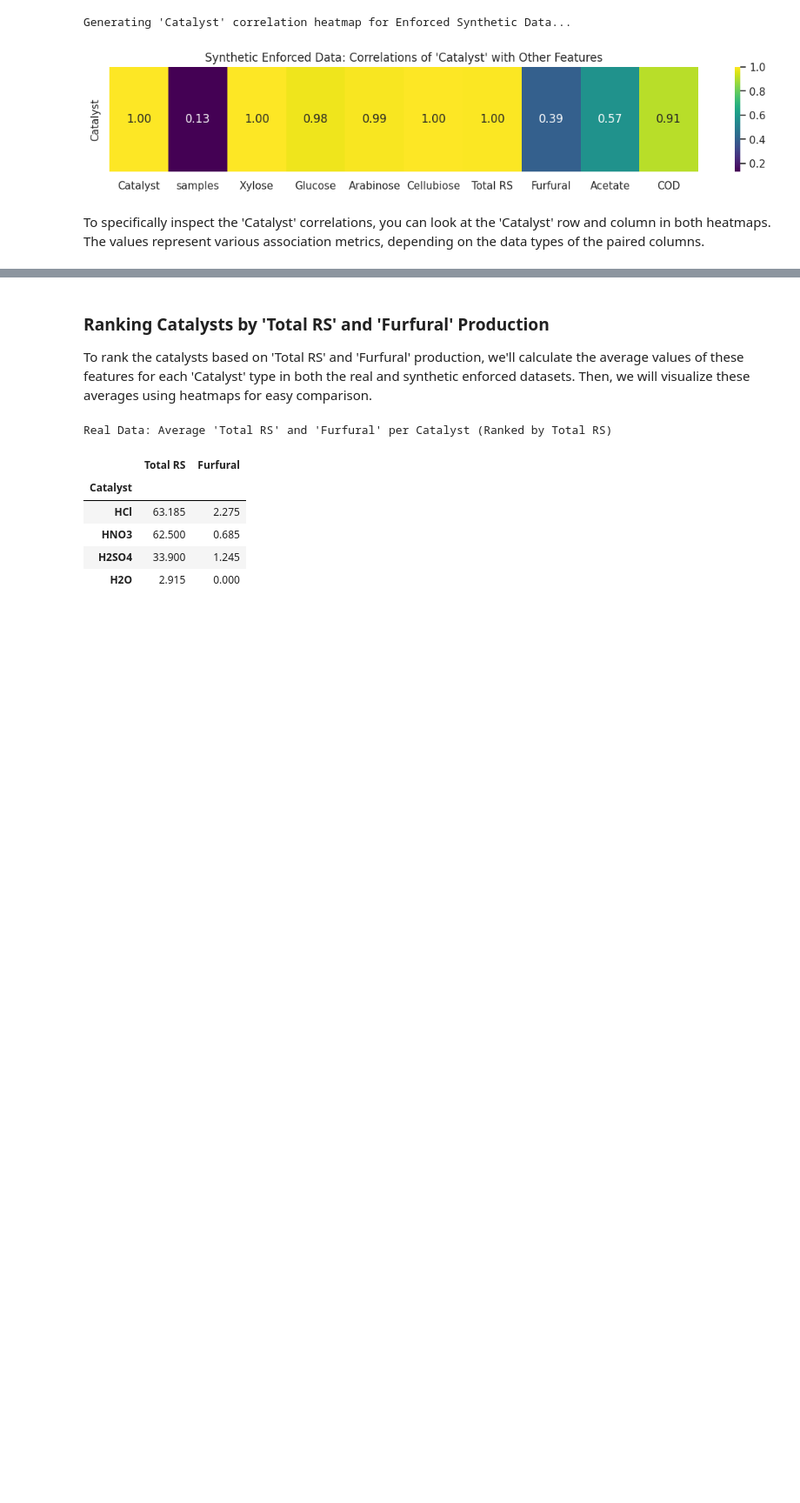
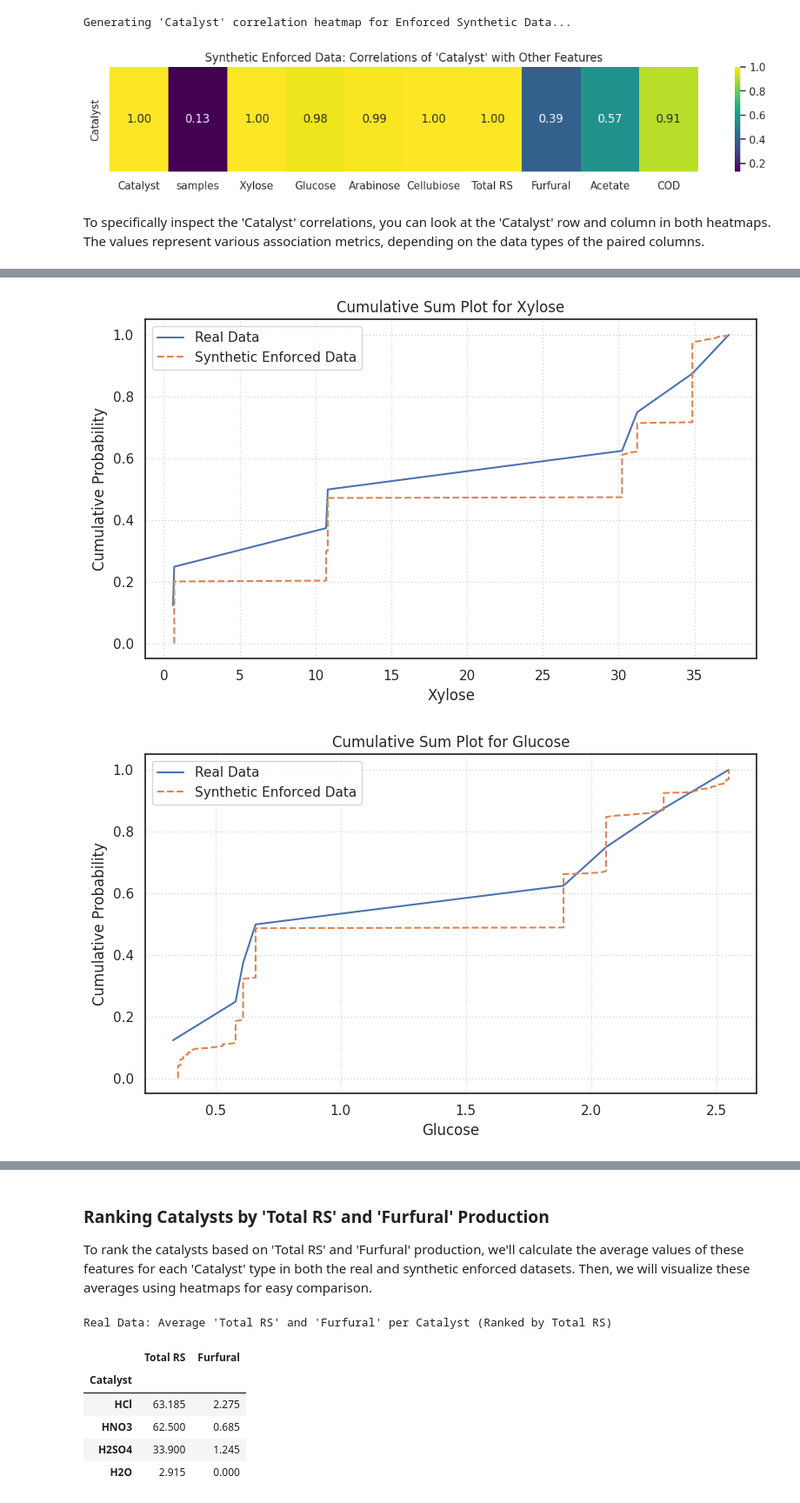
Before and after one commit to umraodeepika7-dotcom/ctgan, a Jupyter notebook: SDV_Synthesize_a_table_(CTGAN).ipynb, the cells around one changed output, grey strips where cells are left out. Shown at 87% size. Drawn from its saved outputs; the diff is of its cells as text; code cells hidden in the pictures; blank space fills up the shorter version.

```diff
--- a/SDV_Synthesize_a_table_(CTGAN).ipynb
+++ b/SDV_Synthesize_a_table_(CTGAN).ipynb
@@ -214,3 +210,7 @@ display(synthetic_data_enforced.head(400))
 | 398 | HNO3 | Treated | 31.22 | 2.06 | 6.63 | 10.82 | 63.40 | 0.01 | 3.05 | 73.39 |
 | 399 | HNO3 | Treated | 31.22 | 2.06 | 6.94 | 10.82 | 63.40 | 1.37 | 3.25 | 83.55 |
 400 rows × 10 columns
+# %%
+synthesizer.fit(real_data)
+synthetic_data = synthetic_data_enforced.sample(n=400, replace=True)
+synthetic_data.head()
@@ -520,0 +512,31 @@ ValueError: underlying array is read-only
+# %%
+import matplotlib.pyplot as plt
+import seaborn as sns
+import numpy as np
+
+numerical_features = ['Xylose', 'Glucose', 'Arabinose', 'Cellubiose', 'Total RS', 'Furfural', 'Acetate', 'COD']
+
+# Create cumulative sum plots for each numerical feature
+for feature in numerical_features:
+    plt.figure(figsize=(8, 5))
+
+    # Sort and calculate cumulative sum for real_data
+    real_sorted = np.sort(real_data[feature].dropna())
+    real_cdf = np.arange(1, len(real_sorted) + 1) / len(real_sorted)
+    plt.plot(real_sorted, real_cdf, label='Real Data', linestyle='-')
+
+    # Sort and calculate cumulative sum for synthetic_data_enforced
+    synthetic_sorted = np.sort(synthetic_data_enforced[feature].dropna())
+    synthetic_cdf = np.arange(1, len(synthetic_sorted) + 1) / len(synthetic_sorted)
+    plt.plot(synthetic_sorted, synthetic_cdf, label='Synthetic Enforced Data', linestyle='--')
+
+    plt.title(f'Cumulative Sum Plot for {feature}')
+    plt.xlabel(feature)
+    plt.ylabel('Cumulative Probability')
+    plt.legend()
+    plt.grid(True, linestyle=':', alpha=0.7)
+    plt.tight_layout()
+    plt.show()
+# %% [output]
+[figure, added]
+[figure, added]
```
Also changed, not shown: parts of 24 cells of this notebook.
